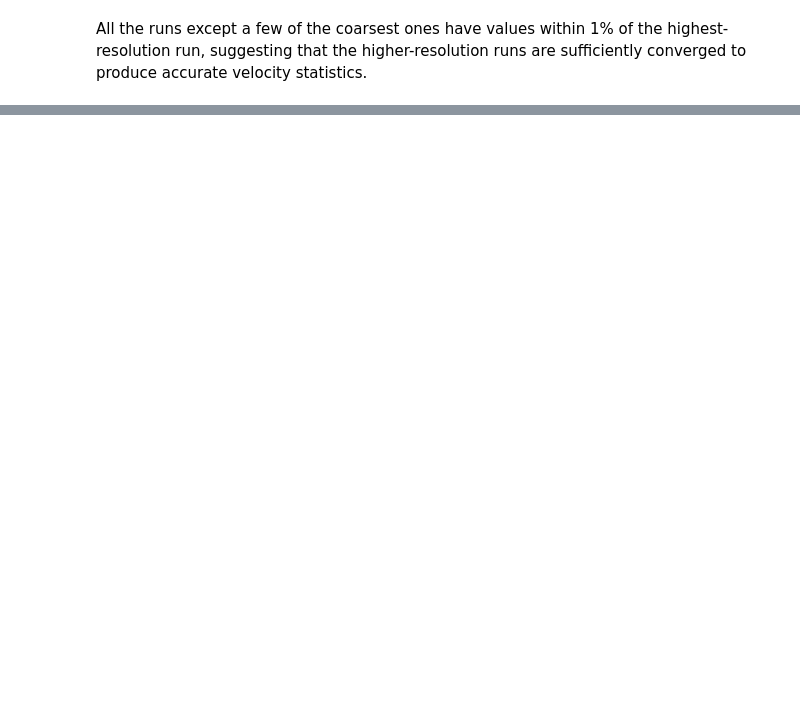
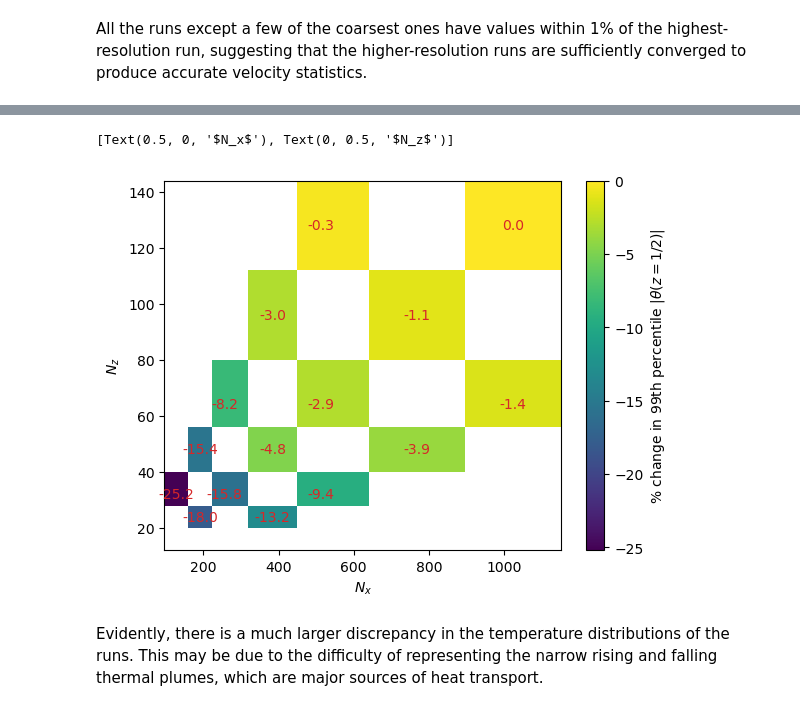
Before and after one commit to tschanzer/honours-project, a Jupyter notebook: notebooks/resolution_tests_newinit.ipynb, the cells around one changed output, grey strips where cells are left out. Saved outputs shown, nothing was run; the diff lists cells and outputs as text; code cells hidden in the pictures; blank space fills up the shorter version.

```diff
--- a/notebooks/resolution_tests_newinit.ipynb
+++ b/notebooks/resolution_tests_newinit.ipynb
@@ -336,0 +348,39 @@ All the runs except a few of the coarsest ones have values within 1% of the high
+# %%
+def theta_99(nx, nz):
+    files = glob.glob(
+        f'../data/restest_newinit_{nx:d}_{nz:d}'
+        f'/restest_newinit_{nx:d}_{nz:d}_s*.nc')
+    if len(files) == 0:
+        return np.nan
+    data = xr.open_mfdataset(files)
+    theta_sample = data.theta[(data.t >= 1e6) & (data.t <= 1.2e6)].interp(z=0.5)
+    return np.abs(theta_sample).chunk(dict(t=-1)).quantile(0.99)
+
+nx = [128, 192, 256, 384, 512, 768, 1024]
+nz = [16, 24, 32, 48, 64, 96, 128]
+nx = xr.DataArray(nx, coords=[nx], dims=['nx'])
+nz = xr.DataArray(nz, coords=[nz], dims=['nz'])
+
+percentiles = xr.apply_ufunc(theta_99, nx, nz, vectorize=True)
+# %%
+fig, ax = plt.subplots()
+deviation = (percentiles.T/percentiles.sel(nx=1024, nz=128) - 1)*1e2
+mesh = ax.pcolormesh(deviation.nx, deviation.nz, deviation)
+for _nx in nx:
+    for _nz in nz:
+        value = deviation.sel(nx=_nx, nz=_nz)
+        if ~np.isnan(value):
+            ax.text(
+                _nx, _nz, f'{value:.1f}',
+                horizontalalignment='center',
+                verticalalignment='center',
+                color='tab:red'
+            )
+fig.colorbar(
+    mesh, ax=ax, label='% change in 99th percentile $|\\theta(z=1/2)|$')
+ax.set(xlabel='$N_x$', ylabel='$N_z$')
+# %% [output]
+[Text(0.5, 0, '$N_x$'), Text(0, 0.5, '$N_z$')]
+[figure, added]
+# %% [markdown]
+Evidently, there is a much larger discrepancy in the temperature distributions of the runs. This may be due to the difficulty of representing the narrow rising and falling thermal plumes, which are major sources of heat transport.
```
Also changed, not shown: parts of 3 cells of this notebook.
